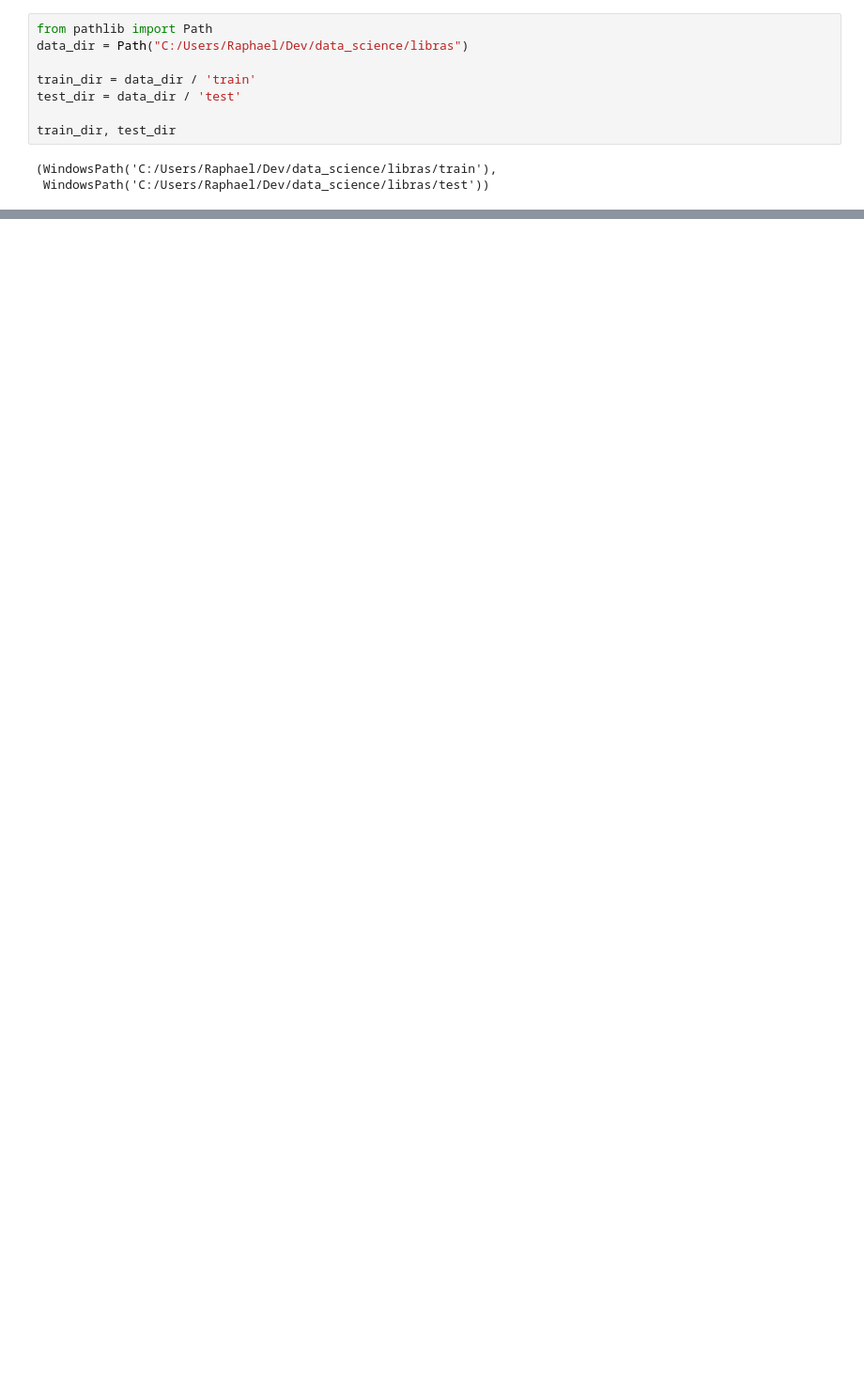
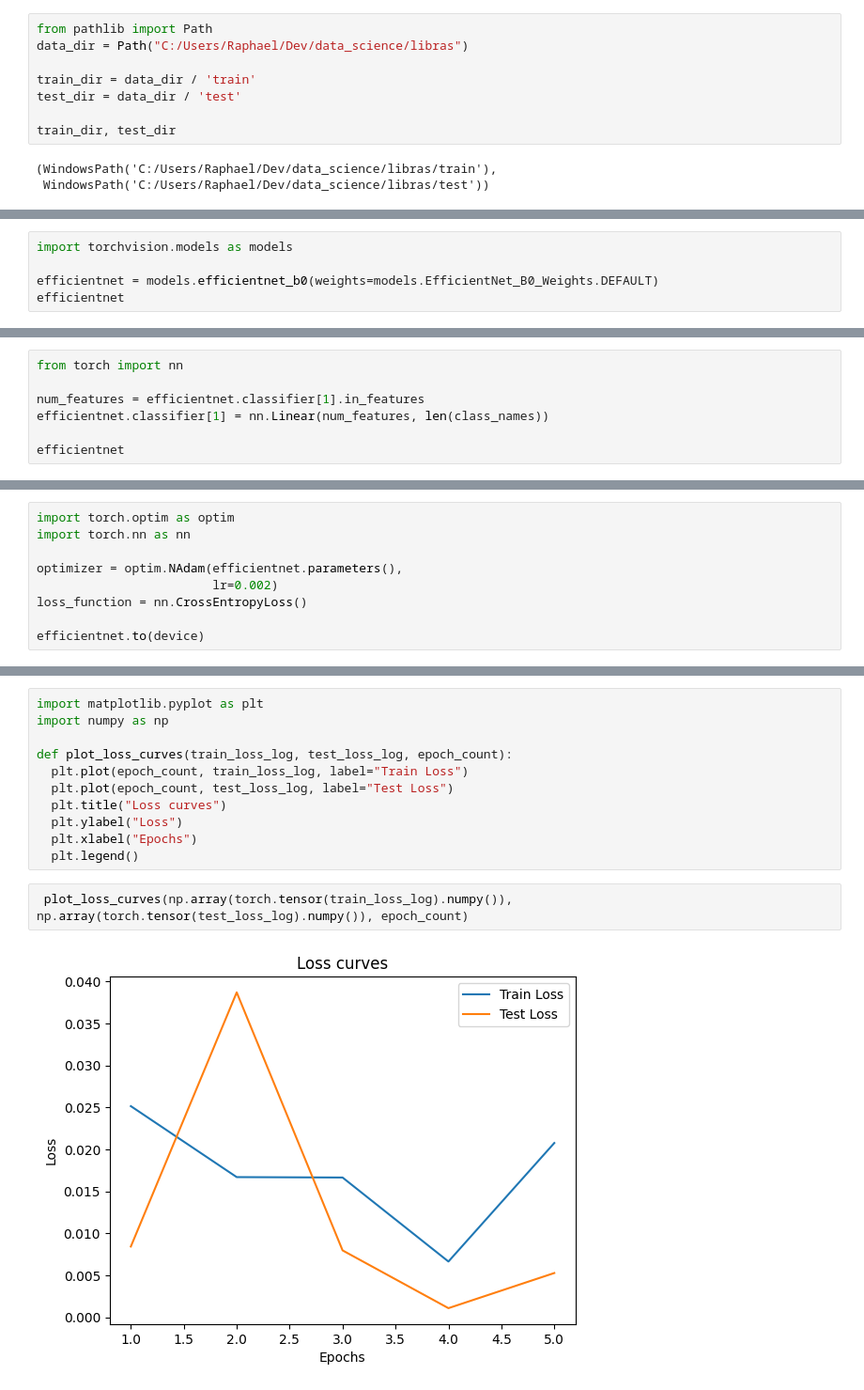
Before and after one commit to raphamatoss/Detector-de-Libras, a Jupyter notebook: libras_detector.ipynb, the cells around one changed output, grey strips where cells are left out. Shown: that part at 94% size. Cells and saved outputs as stored; diff of their text form; blank space fills up the shorter version.

Commit message:
Add: treinamento de teste na arquitetura EfficientNet

```diff
--- a/libras_detector.ipynb
+++ b/libras_detector.ipynb
@@ -66,0 +155,5 @@ plt.show()
+# %%
+import torchvision.models as models
+
+efficientnet = models.efficientnet_b0(weights=models.EfficientNet_B0_Weights.DEFAULT)
+efficientnet
@@ -66,0 +183,7 @@ plt.show()
+# %%
+from torch import nn
+
+num_features = efficientnet.classifier[1].in_features
+efficientnet.classifier[1] = nn.Linear(num_features, len(class_names))
+
+efficientnet
@@ -66,0 +210,9 @@ plt.show()
+# %%
+import torch.optim as optim
+import torch.nn as nn
+
+optimizer = optim.NAdam(efficientnet.parameters(),
+                        lr=0.002)
+loss_function = nn.CrossEntropyLoss()
+
+efficientnet.to(device)
@@ -66,0 +359,15 @@ plt.show()
+# %%
+import matplotlib.pyplot as plt
+import numpy as np
+
+def plot_loss_curves(train_loss_log, test_loss_log, epoch_count):
+  plt.plot(epoch_count, train_loss_log, label="Train Loss")
+  plt.plot(epoch_count, test_loss_log, label="Test Loss")
+  plt.title("Loss curves")
+  plt.ylabel("Loss")
+  plt.xlabel("Epochs")
+  plt.legend()
+# %%
+ plot_loss_curves(np.array(torch.tensor(train_loss_log).numpy()), np.array(torch.tensor(test_loss_log).numpy()), epoch_count)
+# %% [output]
+[figure, added]
```
Also changed, not shown: parts of 20 cells of this notebook.
